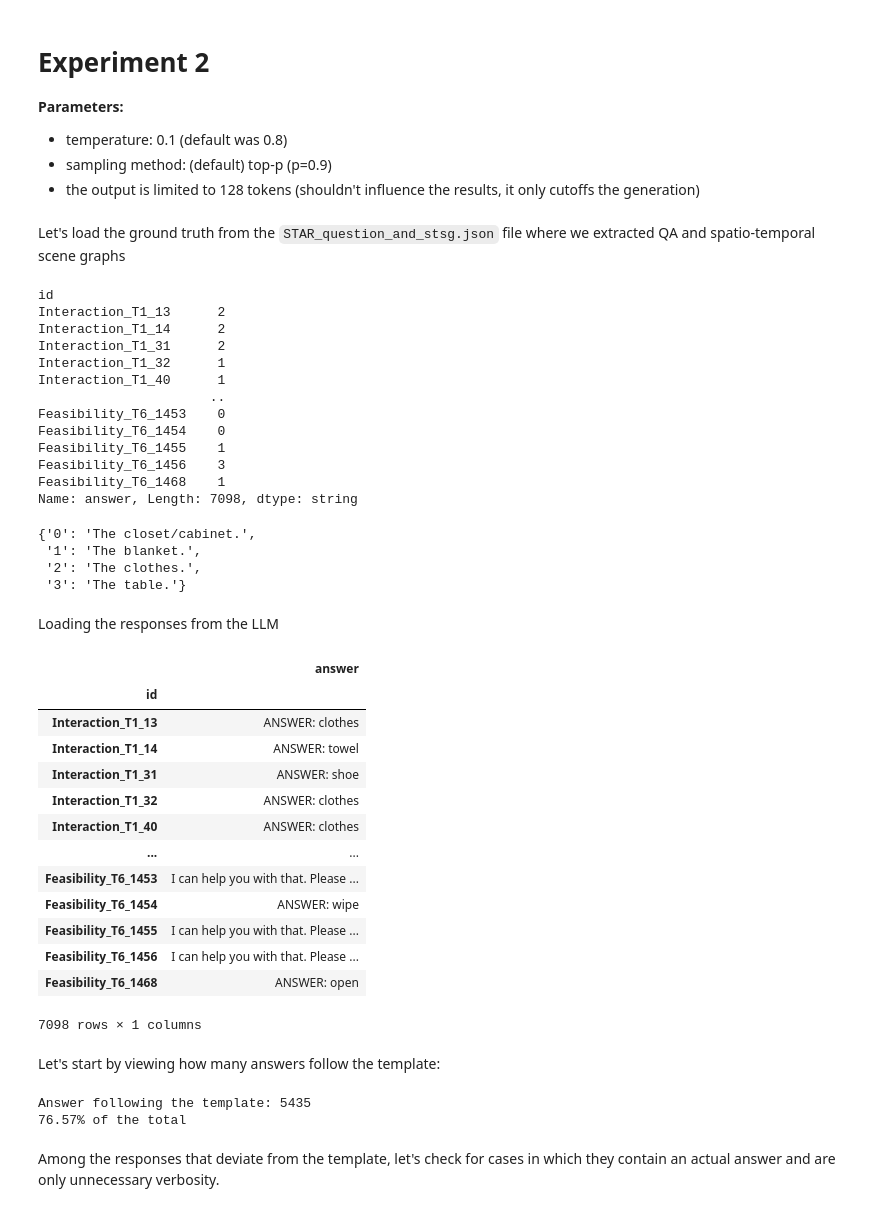
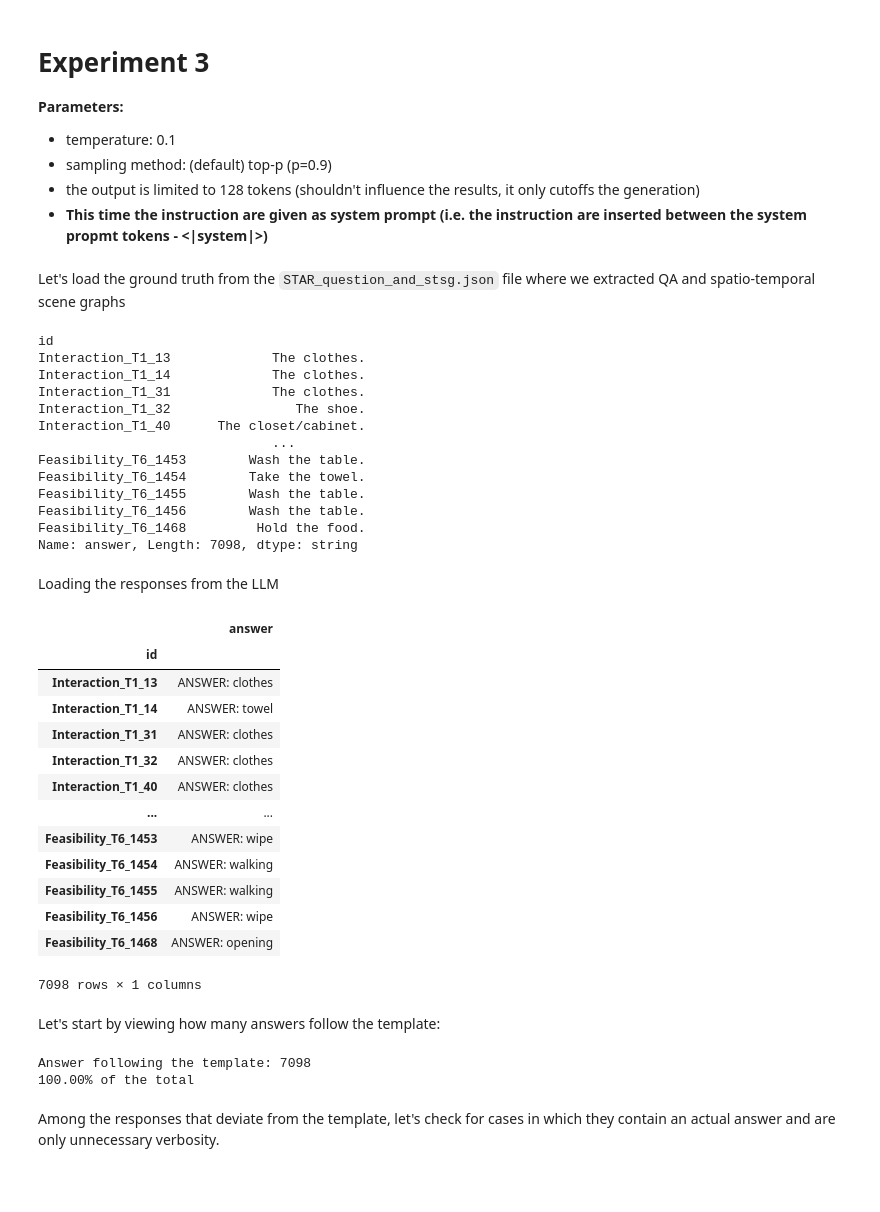
Before and after one commit to FabioLusha/video-neurosymbolic, a Jupyter notebook: star_code/src/todo_resp_analysis3.ipynb, the cells around one changed output. Cells and saved outputs as stored; diff of their text form; code cells hidden in the pictures; blank space fills up the shorter version.

Commit message:
New analysis files - system prompt and MCQ

```diff
--- a/star_code/src/todo_resp_analysis3.ipynb
+++ b/star_code/src/todo_resp_analysis3.ipynb
@@ -13,18 +13,19 @@ from wordcloud import WordCloud
 random.seed(6)
 np.random.seed(6)
 # %% [markdown]
-# Experiment 2
+# Experiment 3
 
 **Parameters:**
-- temperature: 0.1 (default was 0.8)
+- temperature: 0.1
 - sampling method: (default) top-p (p=0.9)
 - the output is limited to 128 tokens (shouldn't influence the results, it only cutoffs the generation)
+- **This time the instruction are given as system prompt (i.e. the instruction are inserted between the system propmt tokens - <|system|>)**
 # %% [markdown]
 Let's load the ground truth from the `STAR_question_and_stsg.json` file where we extracted QA and spatio-temporal scene graphs
 # %%
 ground_truth = []
 
-with open('../data/datasets/STAR_QA_and_stsg_val.json') as f:
+with open('../data/datasets/STAR_question_and_stsg.json') as f:
     data = json.load(f)
     ground_truth = [{'id': sample['question_id'], 'answer': sample['answer']} for sample in data]
 
@@ -37,50 +38,43 @@ del ground_truth_df
 gt_series
 # %% [output]
 id
-Interaction_T1_13      2
-Interaction_T1_14      2
-Interaction_T1_31      2
-Interaction_T1_32      1
-Interaction_T1_40      1
-                      ..
-Feasibility_T6_1453    0
-Feasibility_T6_1454    0
-Feasibility_T6_1455    1
-Feasibility_T6_1456    3
-Feasibility_T6_1468    1
+Interaction_T1_13             The clothes.
+Interaction_T1_14             The clothes.
+Interaction_T1_31             The clothes.
+Interaction_T1_32                The shoe.
+Interaction_T1_40      The closet/cabinet.
+                              ...
+Feasibility_T6_1453        Wash the table.
+Feasibility_T6_1454        Take the towel.
+Feasibility_T6_1455        Wash the table.
+Feasibility_T6_1456        Wash the table.
+Feasibility_T6_1468         Hold the food.
 Name: answer, Length: 7098, dtype: string
-# %%
-data[0]['choices']
-# %% [output]
-{'0': 'The closet/cabinet.',
- '1': 'The blanket.',
- '2': 'The clothes.',
- '3': 'The table.'}
 # %% [markdown]
 Loading the responses from the LLM
 # %%
 predictions = []
-with open('../outputs/responses_llama3.2_20250125_14:35:33.jsonl') as f:
+with open('../outputs/responses_llama3.2_20250130_14:21:04.jsonl') as f:
     predictions = [json.loads(line) for line in f.readlines()]
 
 # transforming the id key from `qid` to `id` for consistency and `response` to `answer`
 predictions_df = pd.DataFrame(predictions, dtype='string').rename(columns={'qid':'id', 'response':'answer'})
 predictions_df.set_index('id', inplace=True)
 predictions_df
 # %% [output]
 |  | answer |
 | id |  |
 | Interaction_T1_13 | ANSWER: clothes |
 | Interaction_T1_14 | ANSWER: towel |
-| Interaction_T1_31 | ANSWER: shoe |
+| Interaction_T1_31 | ANSWER: clothes |
 | Interaction_T1_32 | ANSWER: clothes |
 | Interaction_T1_40 | ANSWER: clothes |
 | ... | ... |
-| Feasibility_T6_1453 | I can help you with that. Please ... |
-| Feasibility_T6_1454 | ANSWER: wipe |
-| Feasibility_T6_1455 | I can help you with that. Please ... |
-| Feasibility_T6_1456 | I can help you with that. Please ... |
-| Feasibility_T6_1468 | ANSWER: open |
+| Feasibility_T6_1453 | ANSWER: wipe |
+| Feasibility_T6_1454 | ANSWER: walking |
+| Feasibility_T6_1455 | ANSWER: walking |
+| Feasibility_T6_1456 | ANSWER: wipe |
+| Feasibility_T6_1468 | ANSWER: opening |
 7098 rows × 1 columns
 # %% [markdown]
 Let's start by viewing how many answers follow the template:
@@ -92,8 +86,8 @@ template_answ_count = template_answer_mask.value_counts()[True]
 print(f"Answer following the template: {template_answer_mask.value_counts()[True]}\n"
       f"{template_answer_mask.value_counts()[True]/predictions_df.size:.2%} of the total")
 # %% [output]
-Answer following the template: 5435
-76.57% of the total
+Answer following the template: 7098
+100.00% of the total
 # %% [markdown]
 Among the responses that deviate from the template, let's check for cases in which they contain an actual answer and are only unnecessary verbosity.
 # %%
```
Also changed, not shown: parts of 14 cells of this notebook, 1 other file.
